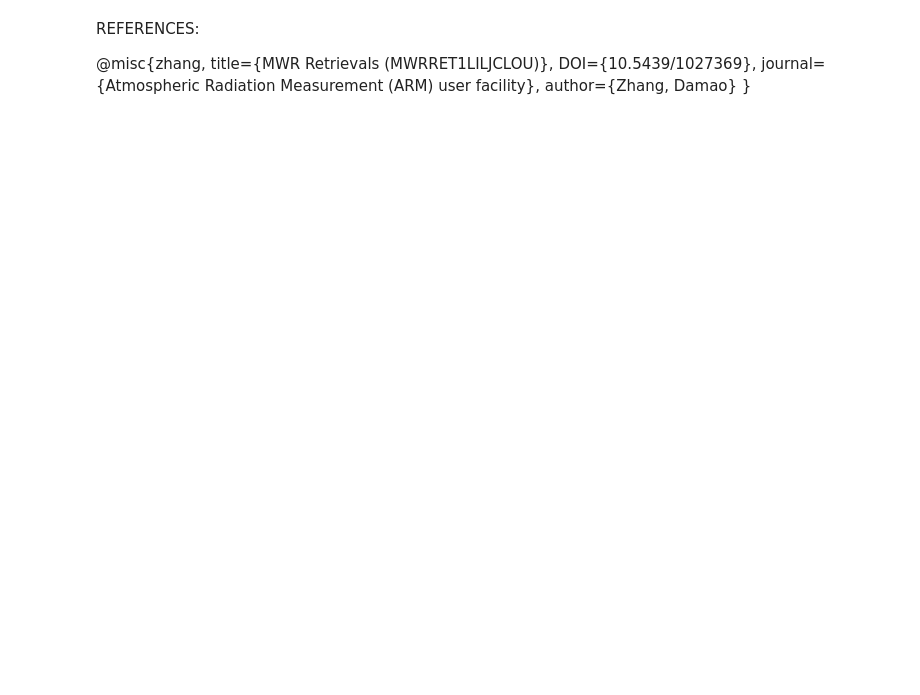
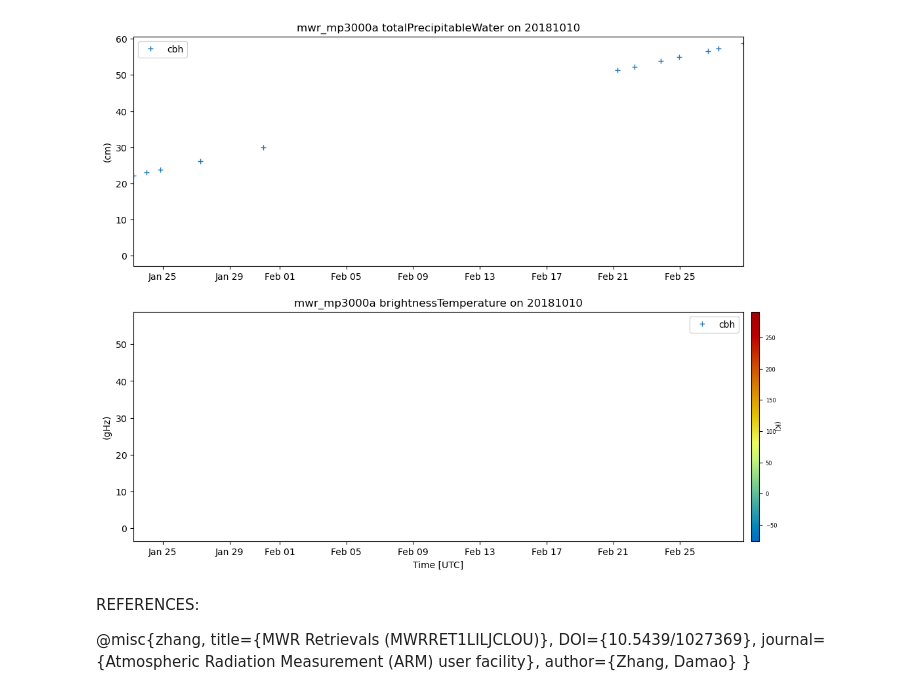
Before and after one commit to lourencocavalcante/CAP-730-Research-Proposal-Dissertation, a Jupyter notebook: Notebooks/go-amazon-mp3000a_3.ipynb, the cells around one changed output. Cells and saved outputs as stored; diff of their text form; code cells hidden in the pictures; blank space fills up the shorter version.

```diff
--- a/Notebooks/go-amazon-mp3000a_3.ipynb
+++ b/Notebooks/go-amazon-mp3000a_3.ipynb
@@ -33,34 +33,38 @@ os.makedirs(dir)
 # %%
 data = datetime.today()
 hoje = data.strftime('%d-%m-%Y')
 hora = data.strftime('%H-%M-%S')
 
 keepdims=False
 
 #Access directores files downloaded
 
-mwr_mp3000a_ds = act.io.armfiles.read_netcdf(f'{datastream}/{datastream}.2018*.cdf')
-ceil_ds = act.io.armfiles.read_netcdf(f'{datastream}/{datastream}.2018*.cdf')
+mwr_mp3000a_ds = act.io.armfiles.read_netcdf(f'{datastream}/{datastream}.20181010*.cdf')
+ceil_ds = act.io.armfiles.read_netcdf(f'{datastream}/{datastream}.20181010*.cdf')
 
 #print(mwr_mp3000a_ds.variables)
 # Create a TimeSeriesDisplay object
 #mwr_mp3000a_ds = mwr_mp3000a_ds.resample(time='1min').nearest()
 #ceil_ds = ceil_ds.resample(time='1min').nearest()
 
 display = act.plotting.TimeSeriesDisplay(
    {'mwr_mp3000a': mwr_mp3000a_ds, 'mwr_mp3000a_': ceil_ds},
    subplot_shape=(2,), figsize=(12,10)
 )
 
 # Plot data
-display.plot('frequency', dsname='mwr_mp3000a_', subplot_index=(0,), label='cbh')
-display.plot('brightnessTemperature', dsname='mwr_mp3000a', cmap='act_HomeyerRainbow', set_shading='nearest',
+display.plot('frequency', dsname='mwr_mp3000a_', marker='+', markeredgewidth=1,
+   linewidth=0, subplot_index=(0,), label='cbh')
+display.plot('totalPrecipitableWater', dsname='mwr_mp3000a', cmap='act_HomeyerRainbow', set_shading='nearest',
    add_nan=True, subplot_index=(0,))
 
-display.plot('frequency', dsname='mwr_mp3000a_', subplot_index=(1,), label='cbh')
+display.plot('totalPrecipitableWater', dsname='mwr_mp3000a_',  marker='+', markeredgewidth=1,
+   linewidth=0, subplot_index=(1,), label='cbh')
 display.plot('brightnessTemperature', dsname='mwr_mp3000a', cmap='act_HomeyerRainbow', set_shading='nearest',
    add_nan=True, subplot_index=(1,))
 plt.savefig(f'{datastream}/output/figures/{datastream}_{hoje}_{hora}.png')
+# %% [output]
+[figure, added]
 # %%
 print(mwr_mp3000a_ds.variables.keys())
 # %% [markdown]
```
Also changed, not shown: 4 other files.
